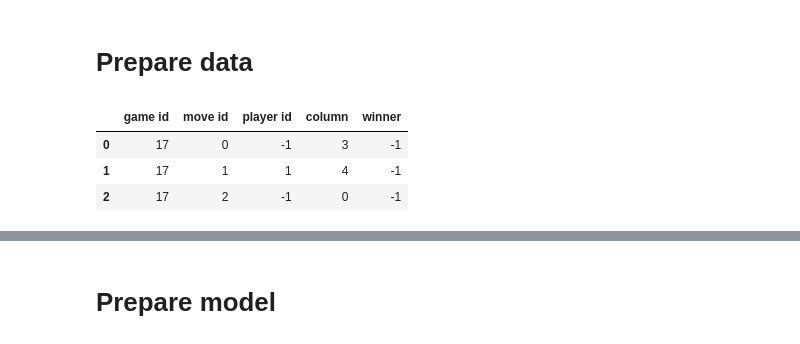
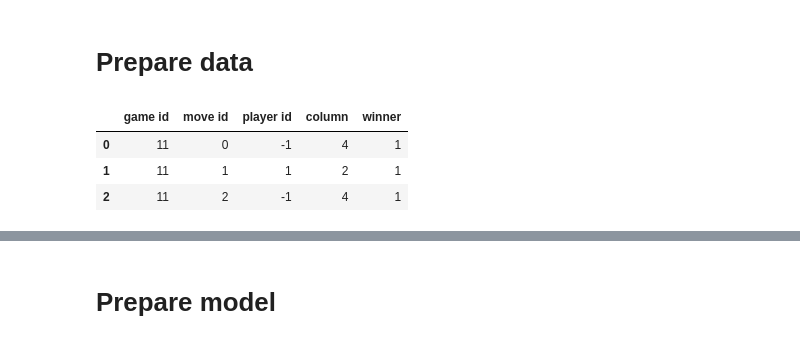
Before and after one commit to JorenM-1746890/ML_project, a Jupyter notebook: createmodel.ipynb, the cells around one changed output, grey strips where cells are left out. Saved outputs shown, nothing was run; the diff lists cells and outputs as text; code cells hidden in the pictures.

```diff
--- a/createmodel.ipynb
+++ b/createmodel.ipynb
@@ -3,11 +3,11 @@
 # %%
 import pandas as pd
 columns = ['game id', 'move id', 'player id', 'column', 'winner']
-data = pd.read_csv('c4-10k.csv', header=None, names=columns)
+data = pd.read_csv('c4-50k.csv', header=None, names=columns)
 
 data.head(3)
 # %% [output]
 |  | game id | move id | player id | column | winner |
-| 0 | 17 | 0 | -1 | 3 | -1 |
-| 1 | 17 | 1 | 1 | 4 | -1 |
-| 2 | 17 | 2 | -1 | 0 | -1 |
+| 0 | 11 | 0 | -1 | 4 | 1 |
+| 1 | 11 | 1 | 1 | 2 | 1 |
+| 2 | 11 | 2 | -1 | 4 | 1 |
```
Also changed, not shown: parts of 26 cells of this notebook, 8 other files.
